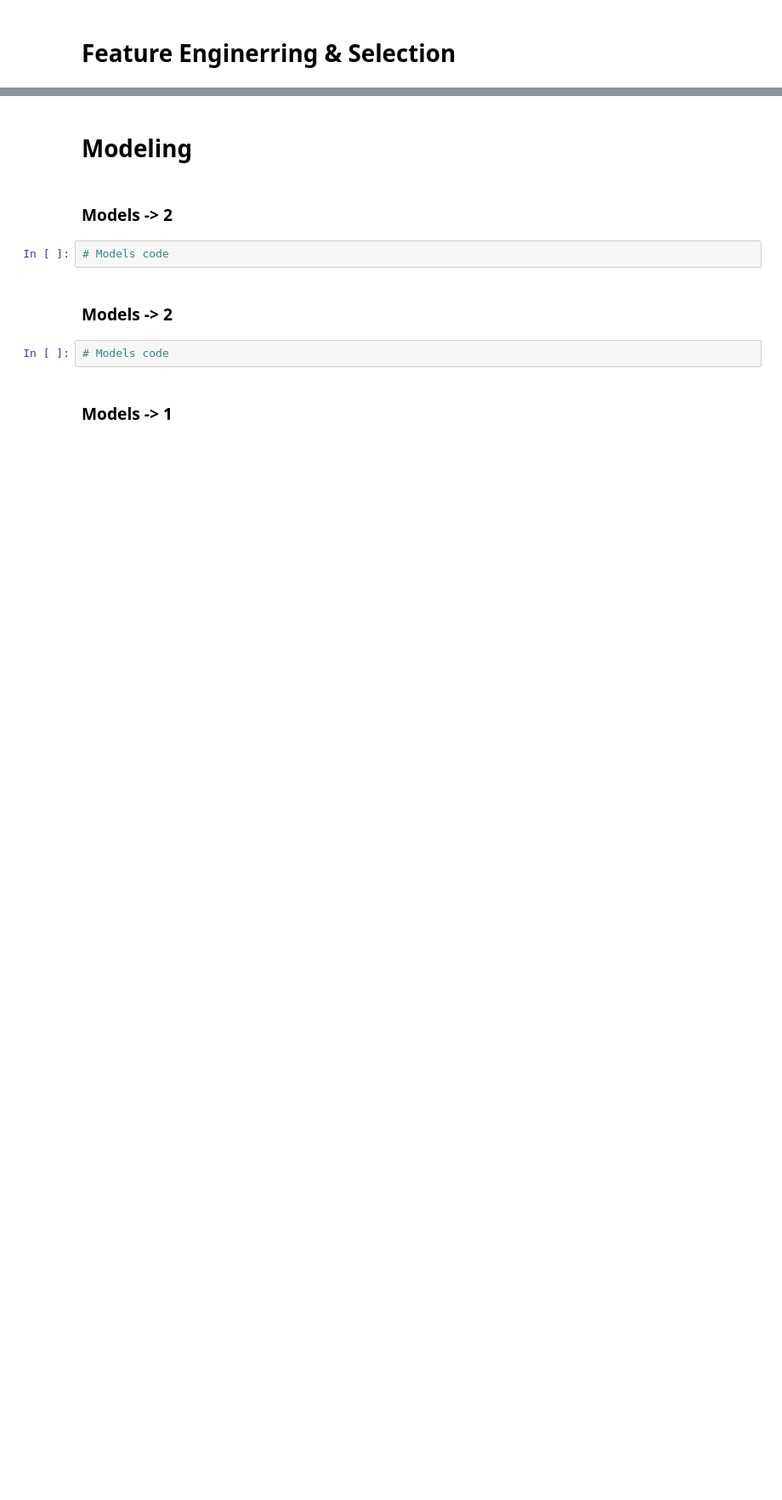
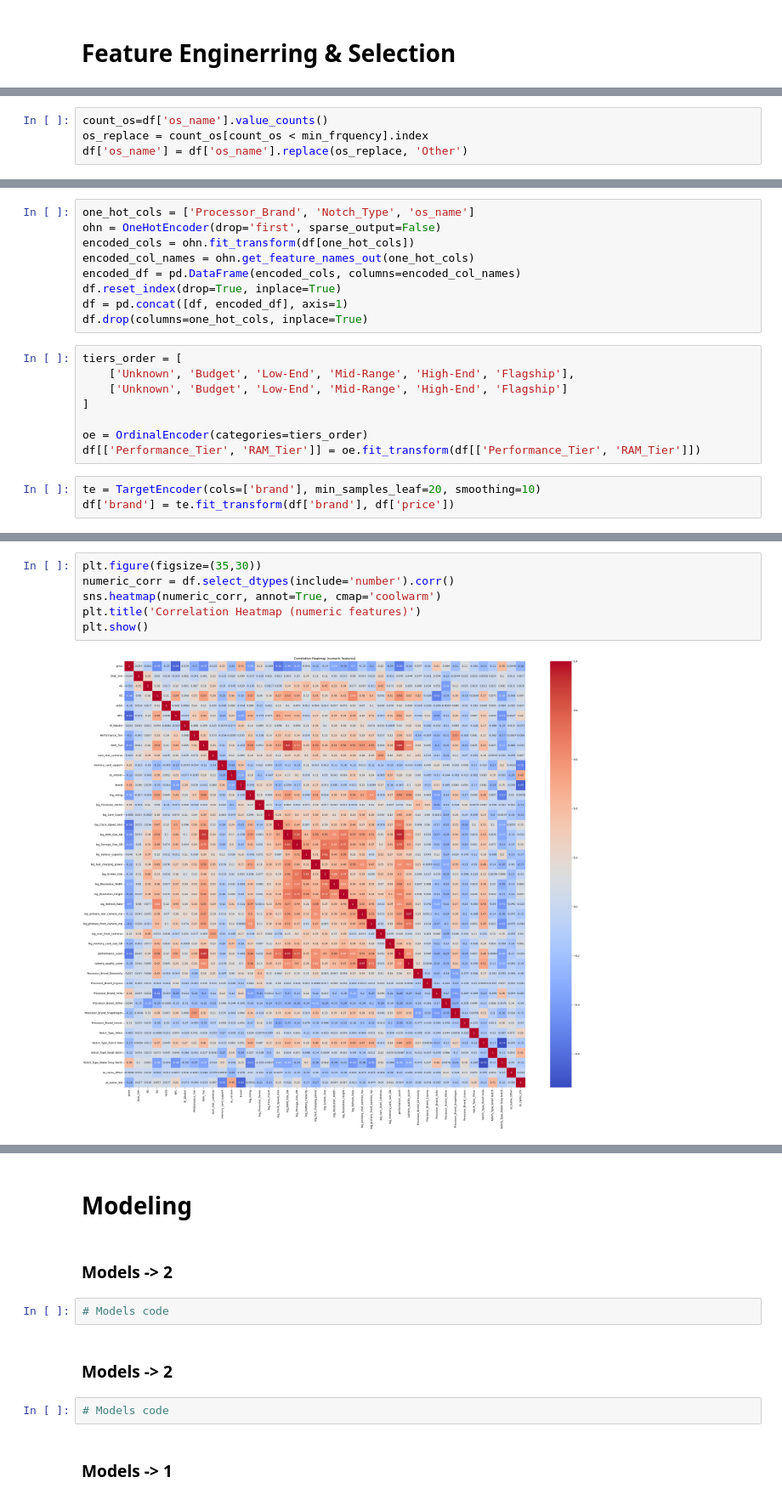
Before and after one commit to yousefsamir19/smartphone-price-classification, a Jupyter notebook: Smart Phone Prices Prediction/smartphone-price-classification.ipynb, the cells around one changed output, grey strips where cells are left out. Shown at 85% size. Saved outputs shown, nothing was run; the diff lists cells and outputs as text; blank space fills up the shorter version.

```diff
--- a/Smart Phone Prices Prediction/smartphone-price-classification.ipynb
+++ b/Smart Phone Prices Prediction/smartphone-price-classification.ipynb
@@ -265,0 +396,4 @@ df.describe()
+# %%
+count_os=df['os_name'].value_counts()
+os_replace = count_os[count_os < min_frquency].index
+df['os_name'] = df['os_name'].replace(os_replace, 'Other')
@@ -265,0 +413,20 @@ df.describe()
+# %%
+one_hot_cols = ['Processor_Brand', 'Notch_Type', 'os_name']
+ohn = OneHotEncoder(drop='first', sparse_output=False)
+encoded_cols = ohn.fit_transform(df[one_hot_cols])
+encoded_col_names = ohn.get_feature_names_out(one_hot_cols)
+encoded_df = pd.DataFrame(encoded_cols, columns=encoded_col_names)
+df.reset_index(drop=True, inplace=True)
+df = pd.concat([df, encoded_df], axis=1)
+df.drop(columns=one_hot_cols, inplace=True)
+# %%
+tiers_order = [
+	['Unknown', 'Budget', 'Low-End', 'Mid-Range', 'High-End', 'Flagship'],
+	['Unknown', 'Budget', 'Low-End', 'Mid-Range', 'High-End', 'Flagship']
+]
+
+oe = OrdinalEncoder(categories=tiers_order)
+df[['Performance_Tier', 'RAM_Tier']] = oe.fit_transform(df[['Performance_Tier', 'RAM_Tier']])
+# %%
+te = TargetEncoder(cols=['brand'], min_samples_leaf=20, smoothing=10)
+df['brand'] = te.fit_transform(df['brand'], df['price'])
@@ -265,0 +442,8 @@ df.describe()
+# %%
+plt.figure(figsize=(35,30))
+numeric_corr = df.select_dtypes(include='number').corr()
+sns.heatmap(numeric_corr, annot=True, cmap='coolwarm')
+plt.title('Correlation Heatmap (numeric features)')
+plt.show()
+# %% [output]
+[figure, added]
```
Also changed, not shown: parts of 22 cells of this notebook.
